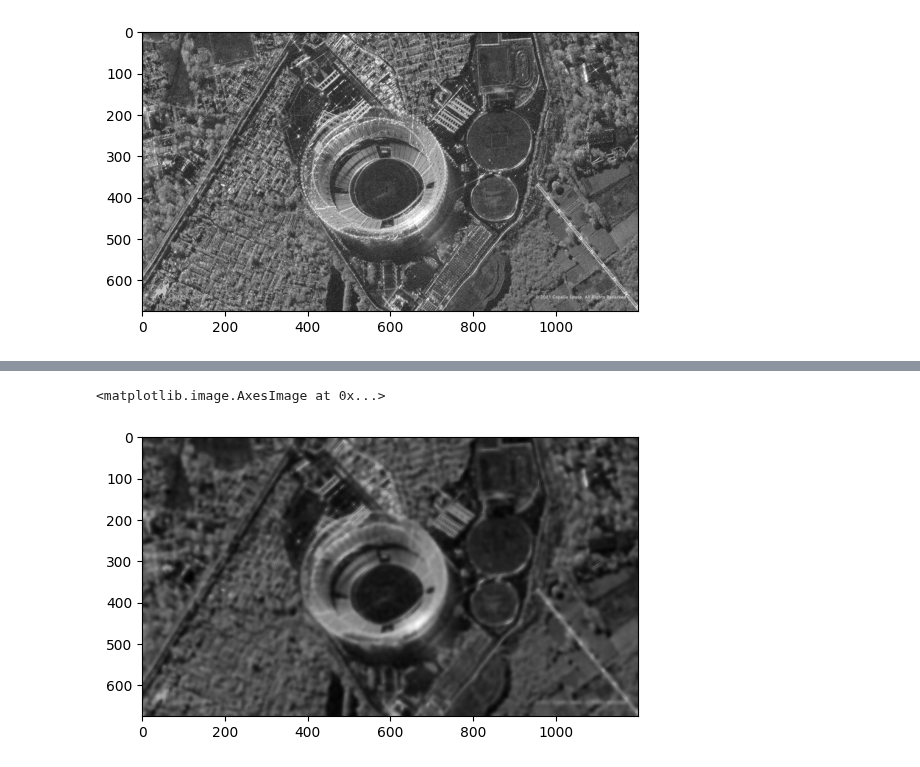
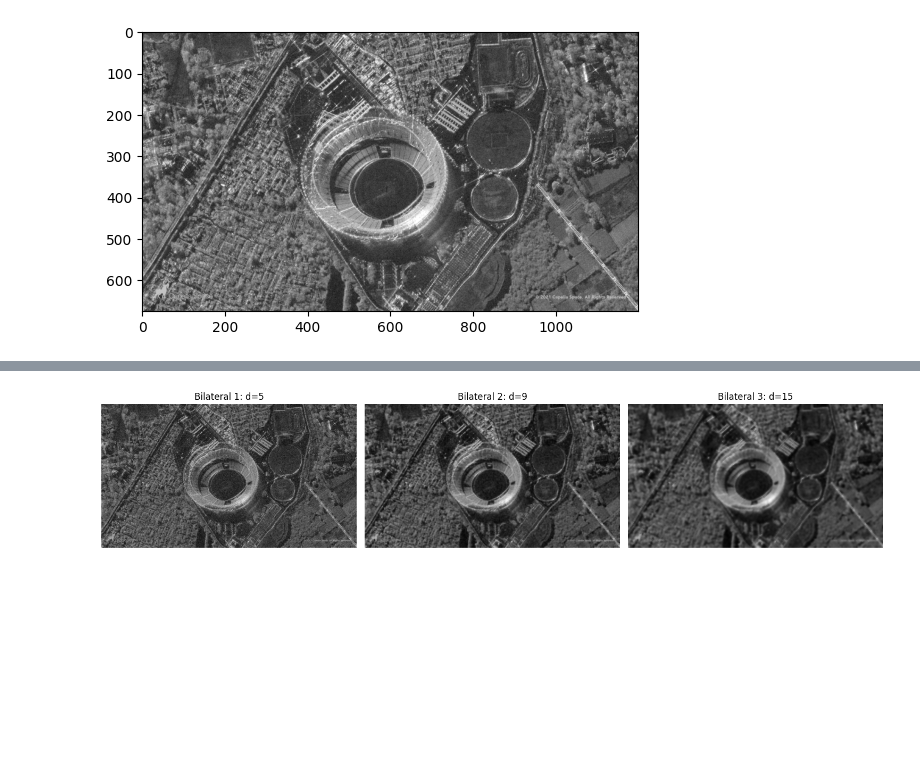
Before and after one commit to Rigtsu/image_processing, a Jupyter notebook: hw2.ipynb, the cells around one changed output, grey strips where cells are left out. Drawn from its saved outputs; the diff is of its cells as text; code cells hidden in the pictures; blank space fills up the shorter version.

```diff
--- a/hw2.ipynb
+++ b/hw2.ipynb
@@ -101,8 +114,21 @@ plt.imshow(bilateral_2, cmap="gray")
-# %%
-plt.imshow(bilateral_3, cmap="gray")
-# %% [output]
-<matplotlib.image.AxesImage at 0x...>
-[figure, removed]
+# %%
+fig, ax = plt.subplots(1, 3, figsize=(15, 5))
+
+images = [
+    (bilateral_1, 'Bilateral 1: d=5'),
+    (bilateral_2, 'Bilateral 2: d=9'),
+    (bilateral_3, 'Bilateral 3: d=15')
+]
+
+for a, (img, title) in zip(ax, images):
+    a.imshow(img, cmap='gray')
+    a.set_title(title)
+    a.axis('off')
+
+plt.tight_layout()
+plt.show()
+# %% [output]
+[figure, added]
 # %%
 nlm_1 = cv2.fastNlMeansDenoising(image_noise_gauss, None, 10, 7, 21)
 nlm_2 = cv2.fastNlMeansDenoising(image_noise_gauss, None, 20, 7, 21)
```
Also changed, not shown: parts of 28 cells of this notebook.
